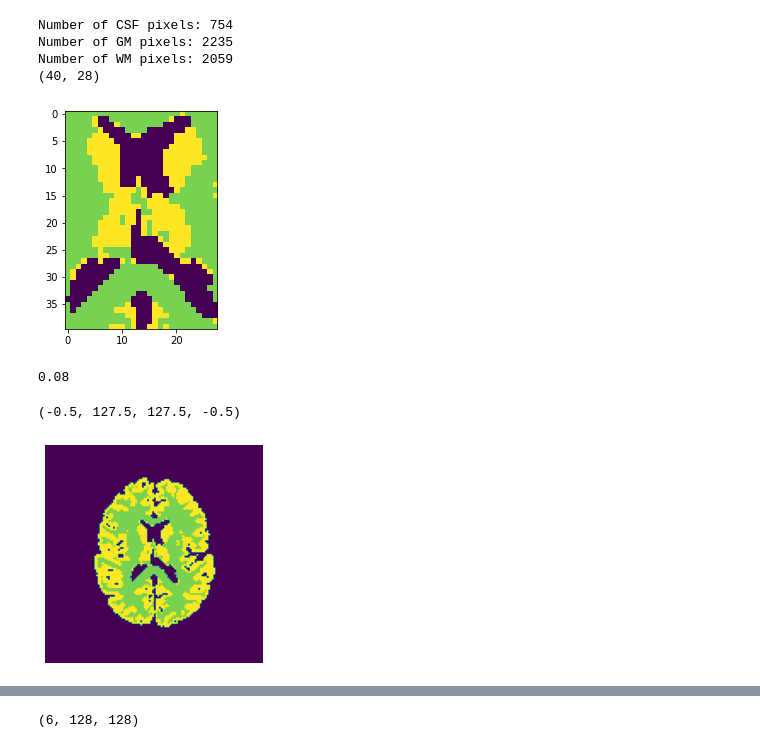
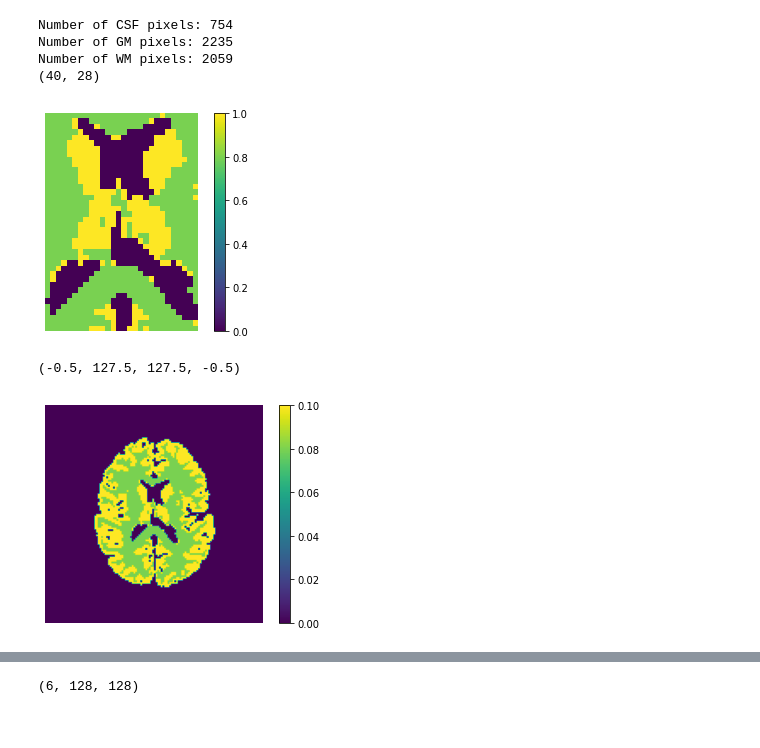
Before and after one commit to yv17/MRI-Deep-Learning, a Jupyter notebook: bssfp_data_generator/test_data.ipynb, the cells around one changed output, grey strips where cells are left out. Drawn from its saved outputs; the diff is of its cells as text; code cells hidden in the pictures.

```diff
--- a/bssfp_data_generator/test_data.ipynb
+++ b/bssfp_data_generator/test_data.ipynb
@@ -29,39 +29,37 @@ Off-resonance frequency range: 159.81
 # %%
 #Create brain phantom
 phantom = mr_brain_web_phantom(data,alpha,offres=offres)
 #Get phantom parameter
 M0, T1, T2, flip_angle,df, sample = get_phantom(phantom)
 n_csf,n_gm,n_wm = 0,0,0
 for i in range(np.shape(sample)[0]):
     for j in range(np.shape(sample)[1]):
         if sample[i,j] ==1:
             n_csf+=1
         if sample[i,j] ==2:
             n_gm += 1
         if sample[i,j] ==3:
             n_wm += 1
 print('Number of CSF pixels:', n_csf)
 print('Number of GM pixels:', n_gm)
 print('Number of WM pixels:', n_wm)
 T2_cropped = T2[43:83, 50:78]
 T2_cropped = (T2_cropped - np.min(T2_cropped))/(np.max(T2_cropped)-np.min(T2_cropped))
-plt.imshow(T2_cropped)
+im = plt.imshow(T2_cropped)
+plt.colorbar(im)
+plt.axis('off')
 print(T2_cropped.shape)
 # %% [output]
 Number of CSF pixels: 754
 Number of GM pixels: 2235
 Number of WM pixels: 2059
 (40, 28)
-[figure, old version]
+[figure, new version]
-# %%
-T2_point = T2[50, 50]
-print(T2_point)
-# %% [output]
-0.08
 # %%
-plt.imshow(T2)
+im = plt.imshow(T2)
+plt.colorbar(im)
 plt.axis('off')
 #plt.savefig('T2.png')
 # %% [output]
 (-0.5, 127.5, 127.5, -0.5)
-[figure, old version]
+[figure, new version]
```
Also changed, not shown: parts of 9 cells of this notebook, 8 other files.
